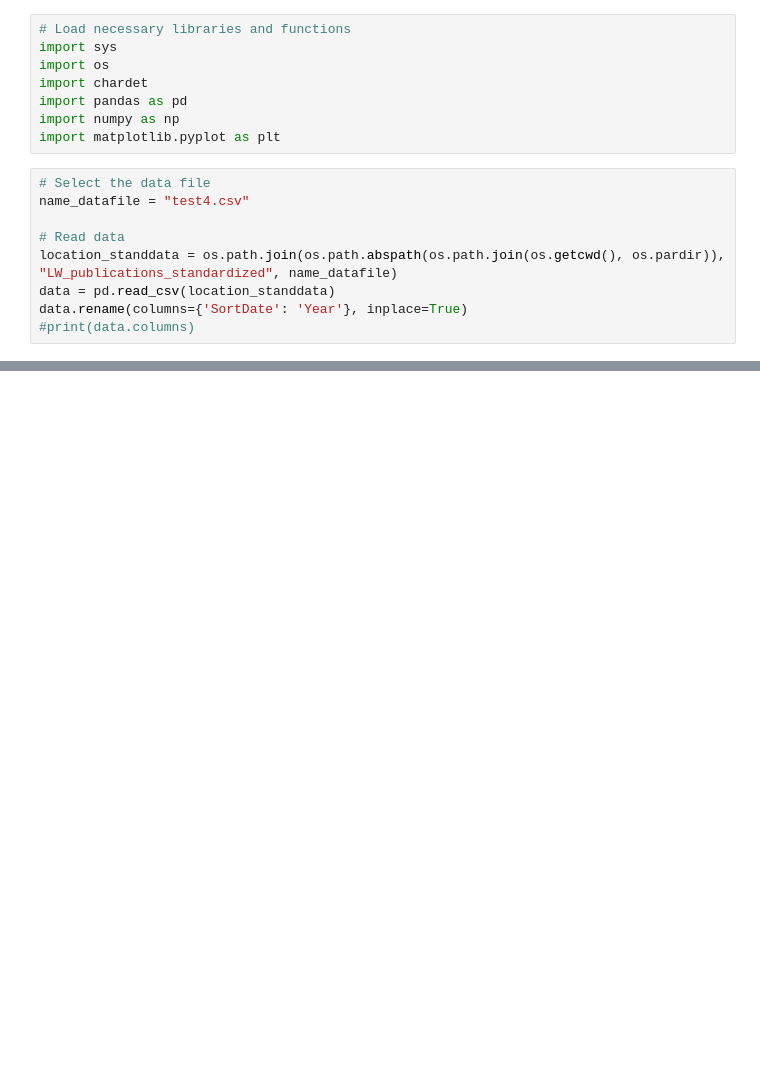
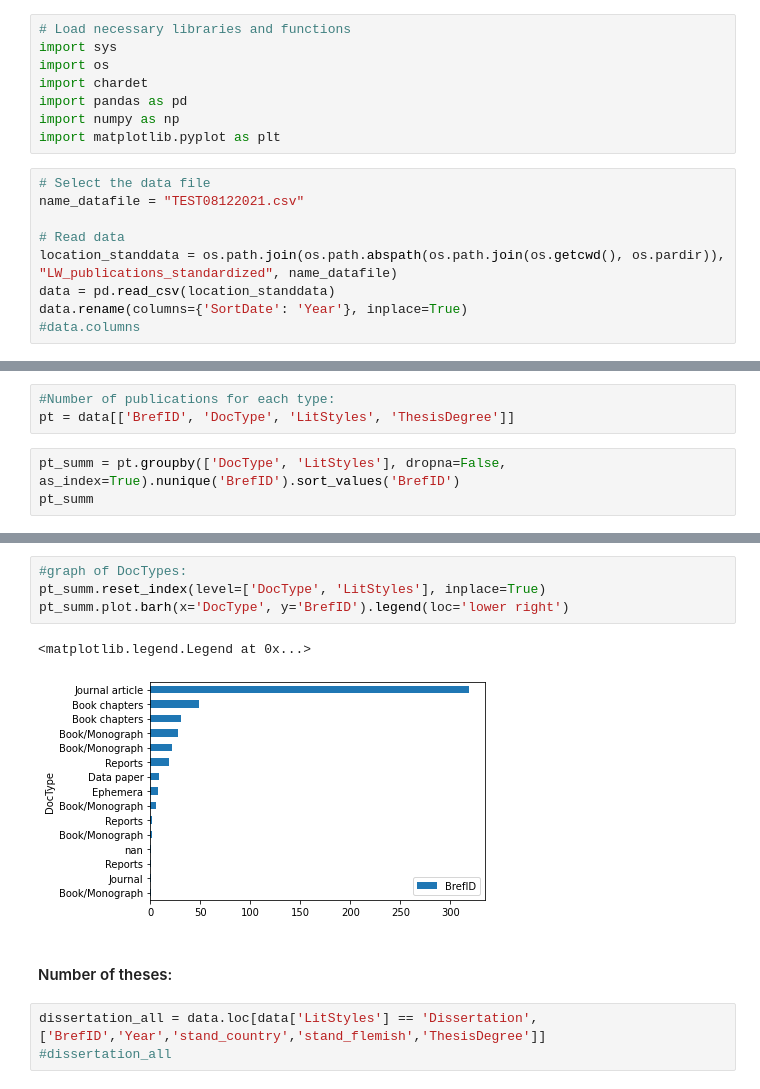
Before and after one commit to lifewatch/user-analysis, a Jupyter notebook: notebooks/Publication Types.ipynb, the cells around one changed output, grey strips where cells are left out. Saved outputs shown, nothing was run; the diff lists cells and outputs as text; blank space fills up the shorter version.

Commit message:
Update statistics on data completeness and publication types.

```diff
--- a/notebooks/Publication Types.ipynb
+++ b/notebooks/Publication Types.ipynb
@@ -14,10 +16,10 @@ import numpy as np
 import matplotlib.pyplot as plt
 # %%
 # Select the data file
-name_datafile = "test4.csv"
+name_datafile = "TEST08122021.csv"
 
 # Read data
 location_standdata = os.path.join(os.path.abspath(os.path.join(os.getcwd(), os.pardir)), "LW_publications_standardized", name_datafile)
 data = pd.read_csv(location_standdata)
 data.rename(columns={'SortDate': 'Year'}, inplace=True)
-#print(data.columns)
+#data.columns
@@ -35,0 +28,6 @@ Index(['Unnamed: 0', 'BrefID', 'Year', 'BibLvlCode', 'StandardTitle',
+# %%
+#Number of publications for each type:
+pt = data[['BrefID', 'DocType', 'LitStyles', 'ThesisDegree']]
+# %%
+pt_summ = pt.groupby(['DocType', 'LitStyles'], dropna=False, as_index=True).nunique('BrefID').sort_values('BrefID')
+pt_summ
@@ -35,0 +52,12 @@ Index(['Unnamed: 0', 'BrefID', 'Year', 'BibLvlCode', 'StandardTitle',
+# %%
+#graph of DocTypes:
+pt_summ.reset_index(level=['DocType', 'LitStyles'], inplace=True)
+pt_summ.plot.barh(x='DocType', y='BrefID').legend(loc='lower right')
+# %% [output]
+<matplotlib.legend.Legend at 0x...>
+[figure, added]
+# %% [markdown]
+#### Number of theses:
+# %%
+dissertation_all = data.loc[data['LitStyles'] == 'Dissertation', ['BrefID','Year','stand_country','stand_flemish','ThesisDegree']]
+#dissertation_all
```
Also changed, not shown: parts of 15 cells of this notebook, 3 other files.
